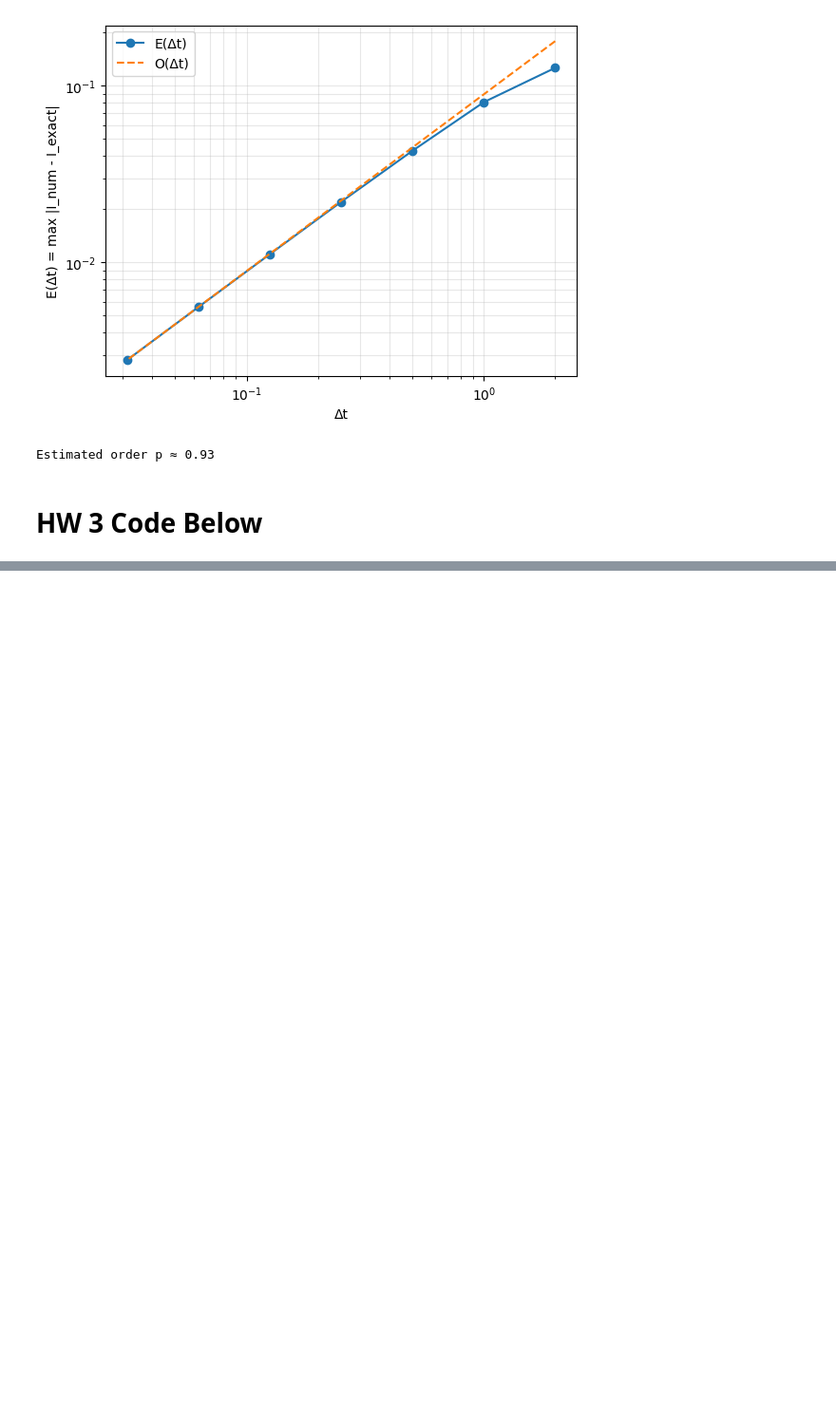
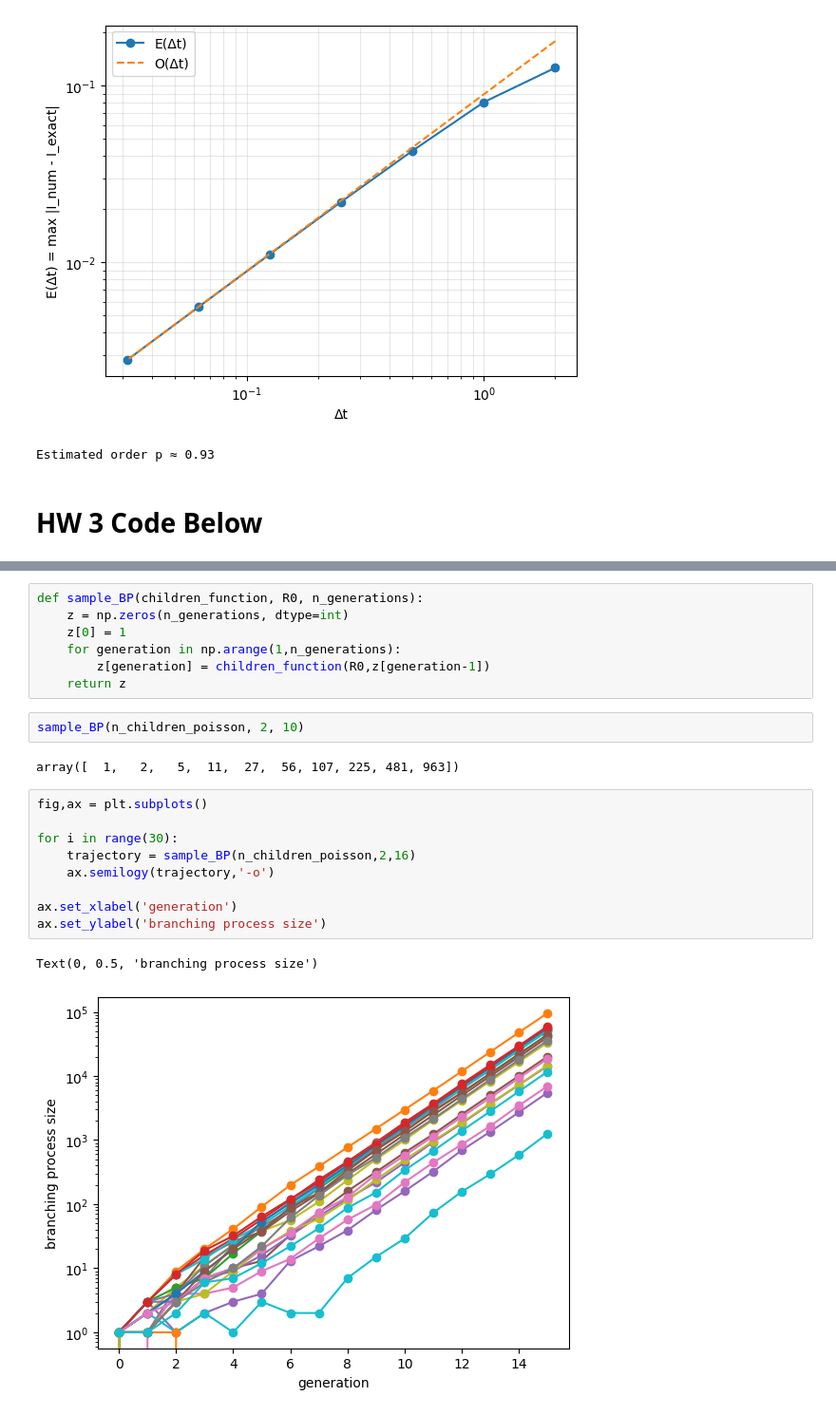
Before and after one commit to JasonHunter95/infectious-diseases, a Jupyter notebook: HW3/homework_3.ipynb, the cells around one changed output, grey strips where cells are left out. Shown: that part at 95% size. Cells and saved outputs as stored; diff of their text form; blank space fills up the shorter version.

```diff
--- a/HW3/homework_3.ipynb
+++ b/HW3/homework_3.ipynb
@@ -363,0 +421,23 @@ R0_check = 1.500
+# %%
+def sample_BP(children_function, R0, n_generations):
+    z = np.zeros(n_generations, dtype=int)
+    z[0] = 1
+    for generation in np.arange(1,n_generations):
+        z[generation] = children_function(R0,z[generation-1])
+    return z
+# %%
+sample_BP(n_children_poisson, 2, 10)
+# %% [output]
+array([  1,   2,   5,  11,  27,  56, 107, 225, 481, 963])
+# %%
+fig,ax = plt.subplots()
+
+for i in range(30):
+    trajectory = sample_BP(n_children_poisson,2,16)
+    ax.semilogy(trajectory,'-o')
+
+ax.set_xlabel('generation')
+ax.set_ylabel('branching process size')
+# %% [output]
+Text(0, 0.5, 'branching process size')
+[figure, added]
```
Also changed, not shown: parts of 5 cells of this notebook, 10 other files.
